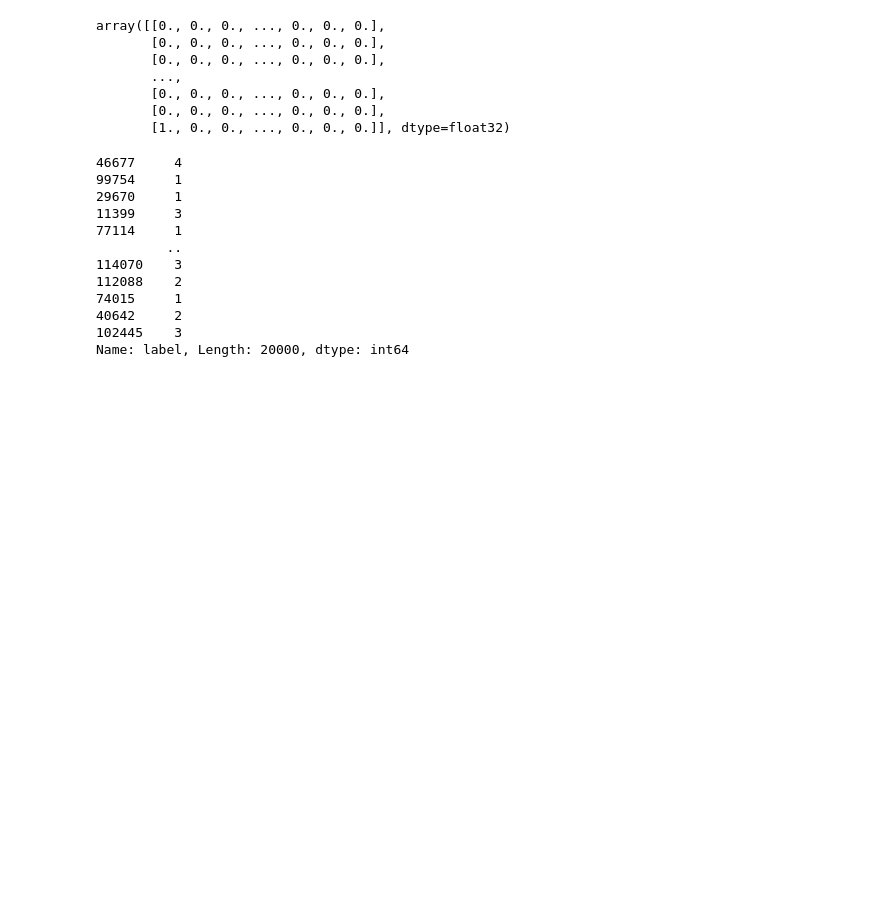
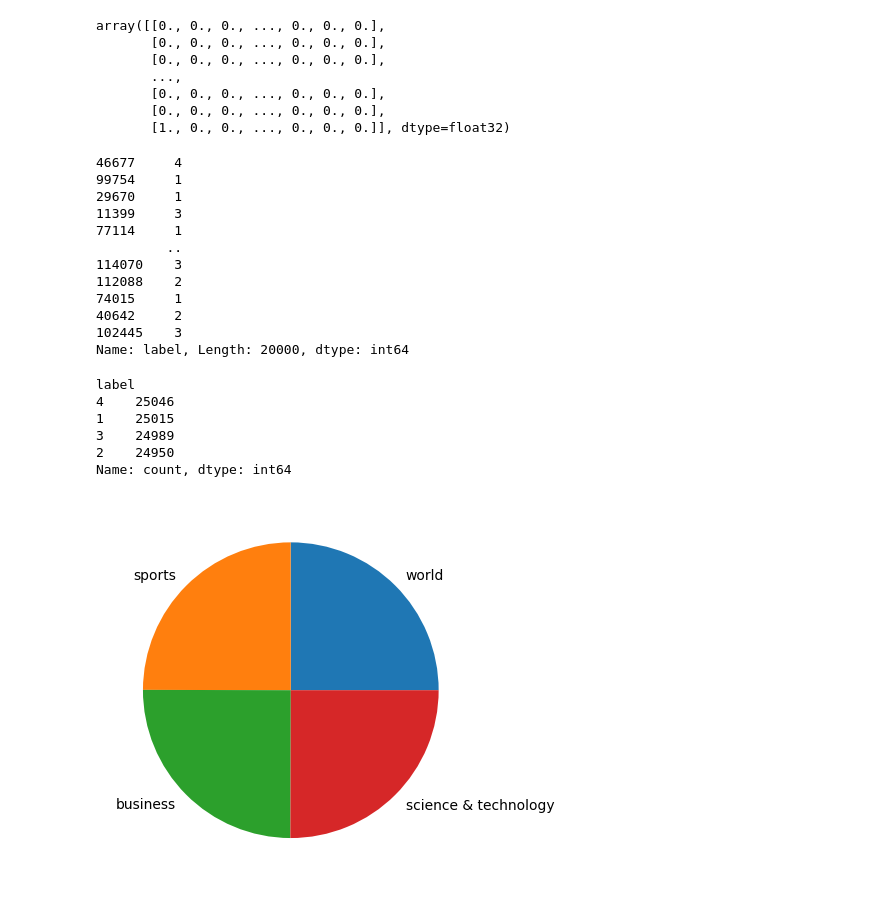
Before and after one commit to sumudumudunayana/news_classification_ML_project, a Jupyter notebook: notebooks/02.data_pre_processing.ipynb, the cells around one changed output. Cells and saved outputs as stored; diff of their text form; code cells hidden in the pictures; blank space fills up the shorter version.

```diff
--- a/notebooks/02.data_pre_processing.ipynb
+++ b/notebooks/02.data_pre_processing.ipynb
@@ -495,0 +498,14 @@ Name: label, Length: 20000, dtype: int64
+# %%
+y_train.value_counts()
+# %% [output]
+label
+4    25046
+1    25015
+3    24989
+2    24950
+Name: count, dtype: int64
+# %%
+plt.pie(np.array([y_train.value_counts()[1],y_train.value_counts()[2],y_train.value_counts()[3],y_train.value_counts()[4]]), labels=['world', 'sports', 'business', 'science & technology'])
+plt.show()
+# %% [output]
+[figure, added]
```
Also changed, not shown: parts of 1 cell of this notebook.
